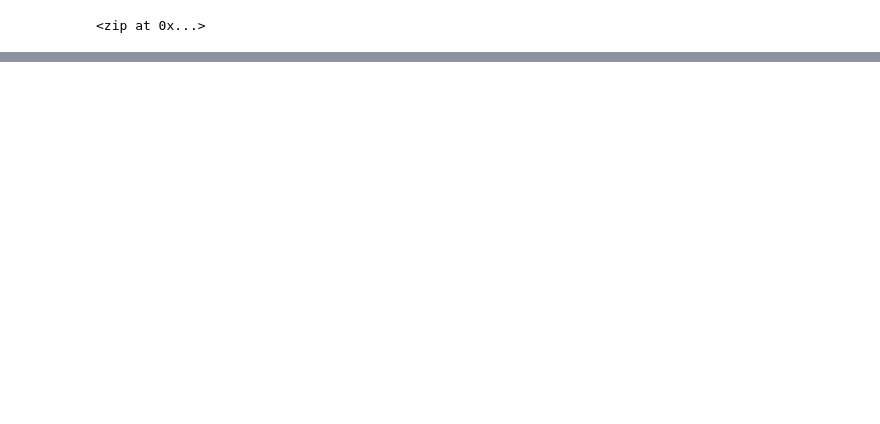
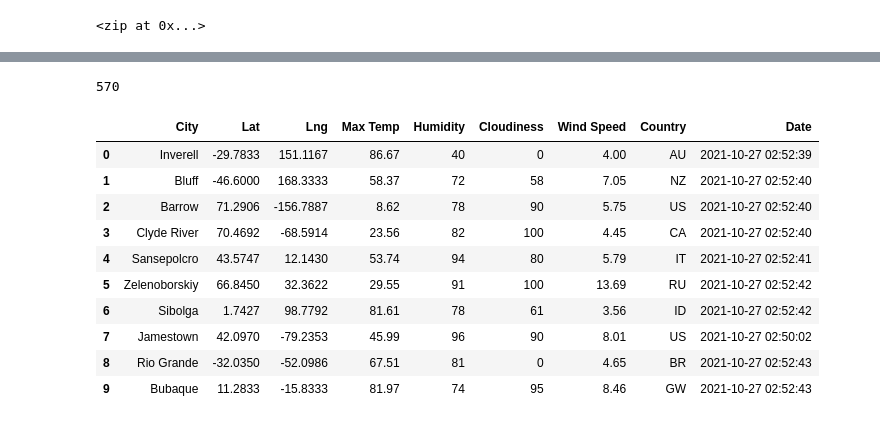
Before and after one commit to AdamSchwartz1/World_Weather_Analysis, a Jupyter notebook: WeatherPy.ipynb, the cells around one changed output, grey strips where cells are left out. Cells and saved outputs as stored; diff of their text form; code cells hidden in the pictures; blank space fills up the shorter version.

```diff
--- a/WeatherPy.ipynb
+++ b/WeatherPy.ipynb
@@ -33,0 +124,19 @@ len(cities)
+# %%
+len(city_data)
+# %% [output]
+570
+# %%
+city_data_df = pd.DataFrame(city_data)
+city_data_df.head(10)
+# %% [output]
+|  | City | Lat | Lng | Max Temp | Humidity | Cloudiness | Wind Speed | Country | Date |
+| 0 | Inverell | -29.7833 | 151.1167 | 86.67 | 40 | 0 | 4.00 | AU | 2021-10-27 02:52:39 |
+| 1 | Bluff | -46.6000 | 168.3333 | 58.37 | 72 | 58 | 7.05 | NZ | 2021-10-27 02:52:40 |
+| 2 | Barrow | 71.2906 | -156.7887 | 8.62 | 78 | 90 | 5.75 | US | 2021-10-27 02:52:40 |
+| 3 | Clyde River | 70.4692 | -68.5914 | 23.56 | 82 | 100 | 4.45 | CA | 2021-10-27 02:52:40 |
+| 4 | Sansepolcro | 43.5747 | 12.1430 | 53.74 | 94 | 80 | 5.79 | IT | 2021-10-27 02:52:41 |
+| 5 | Zelenoborskiy | 66.8450 | 32.3622 | 29.55 | 91 | 100 | 13.69 | RU | 2021-10-27 02:52:42 |
+| 6 | Sibolga | 1.7427 | 98.7792 | 81.61 | 78 | 61 | 3.56 | ID | 2021-10-27 02:52:42 |
+| 7 | Jamestown | 42.0970 | -79.2353 | 45.99 | 96 | 90 | 8.01 | US | 2021-10-27 02:50:02 |
+| 8 | Rio Grande | -32.0350 | -52.0986 | 67.51 | 81 | 0 | 4.65 | BR | 2021-10-27 02:52:43 |
+| 9 | Bubaque | 11.2833 | -15.8333 | 81.97 | 74 | 95 | 8.46 | GW | 2021-10-27 02:52:43 |
```
Also changed, not shown: parts of 7 cells of this notebook, 2 other files.
